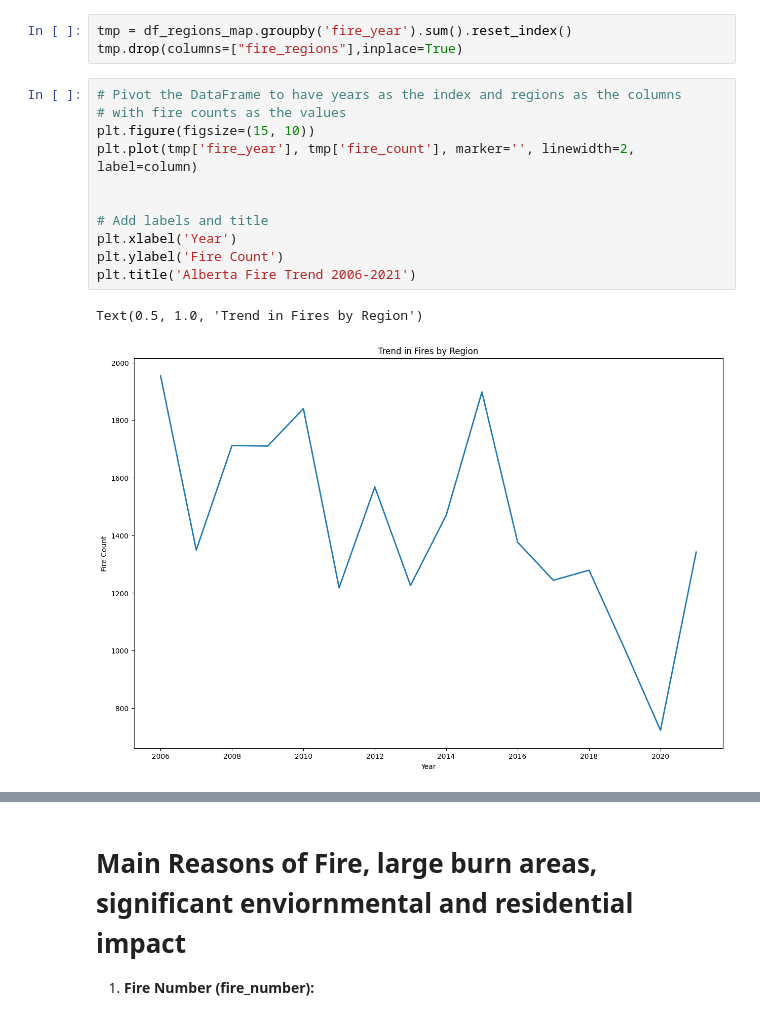
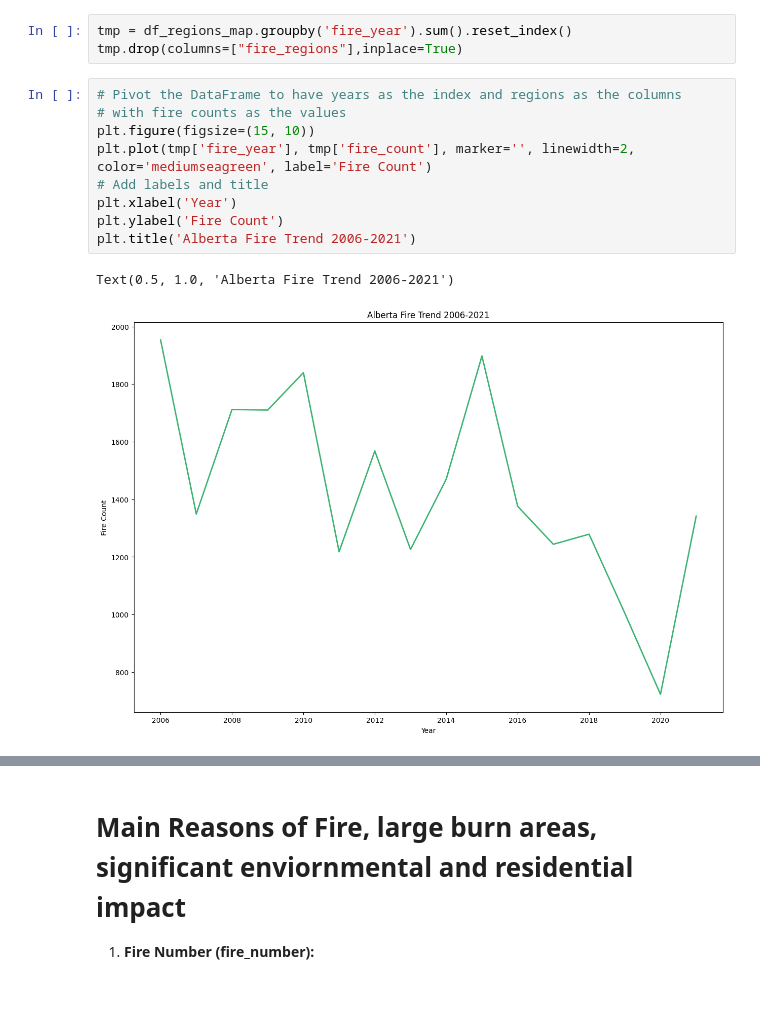
Before and after one commit to paulpark6/WildFire, a Jupyter notebook: wf_DA2.ipynb, the cells around one changed output, grey strips where cells are left out. Cells and saved outputs as stored; diff of their text form.

```diff
--- a/wf_DA2.ipynb
+++ b/wf_DA2.ipynb
@@ -205,14 +205,12 @@ tmp.drop(columns=["fire_regions"],inplace=True)
 # %%
 # Pivot the DataFrame to have years as the index and regions as the columns
 # with fire counts as the values
 plt.figure(figsize=(15, 10))
-plt.plot(tmp['fire_year'], tmp['fire_count'], marker='', linewidth=2, label=column)
-
-
+plt.plot(tmp['fire_year'], tmp['fire_count'], marker='', linewidth=2, color='mediumseagreen', label='Fire Count')
 # Add labels and title
 plt.xlabel('Year')
 plt.ylabel('Fire Count')
 plt.title('Alberta Fire Trend 2006-2021')
 # %% [output]
-Text(0.5, 1.0, 'Trend in Fires by Region')
+Text(0.5, 1.0, 'Alberta Fire Trend 2006-2021')
-[figure, old version]
+[figure, new version]
```
Also changed, not shown: parts of 9 cells of this notebook.
